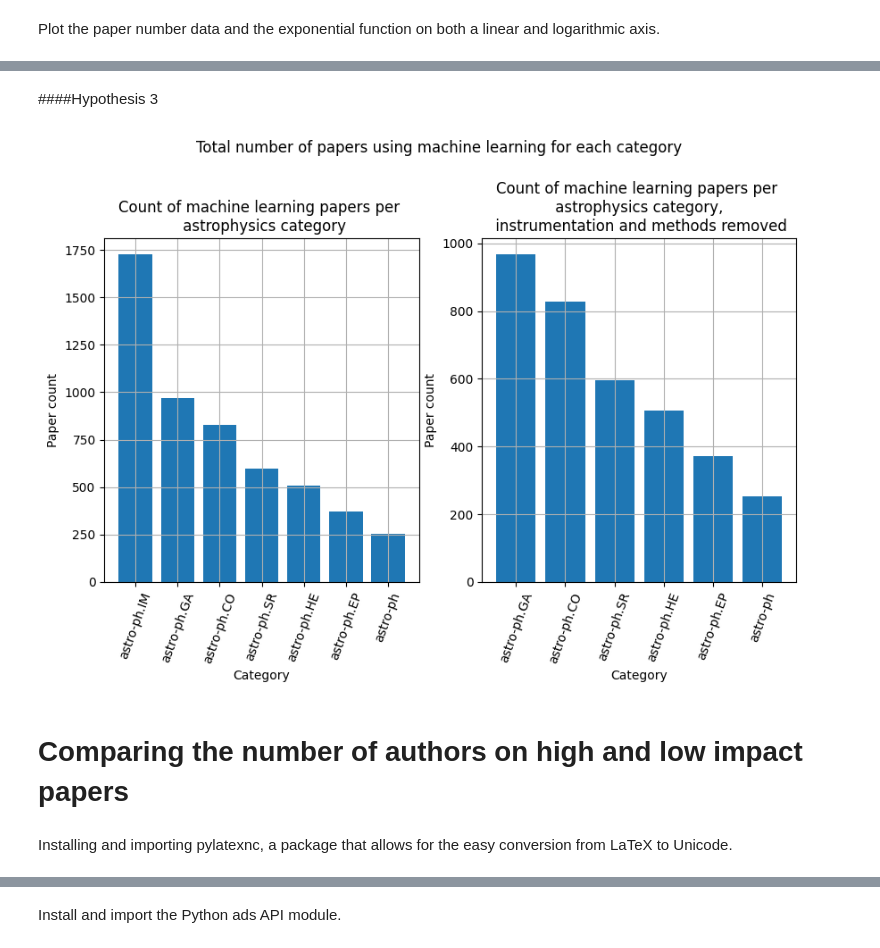
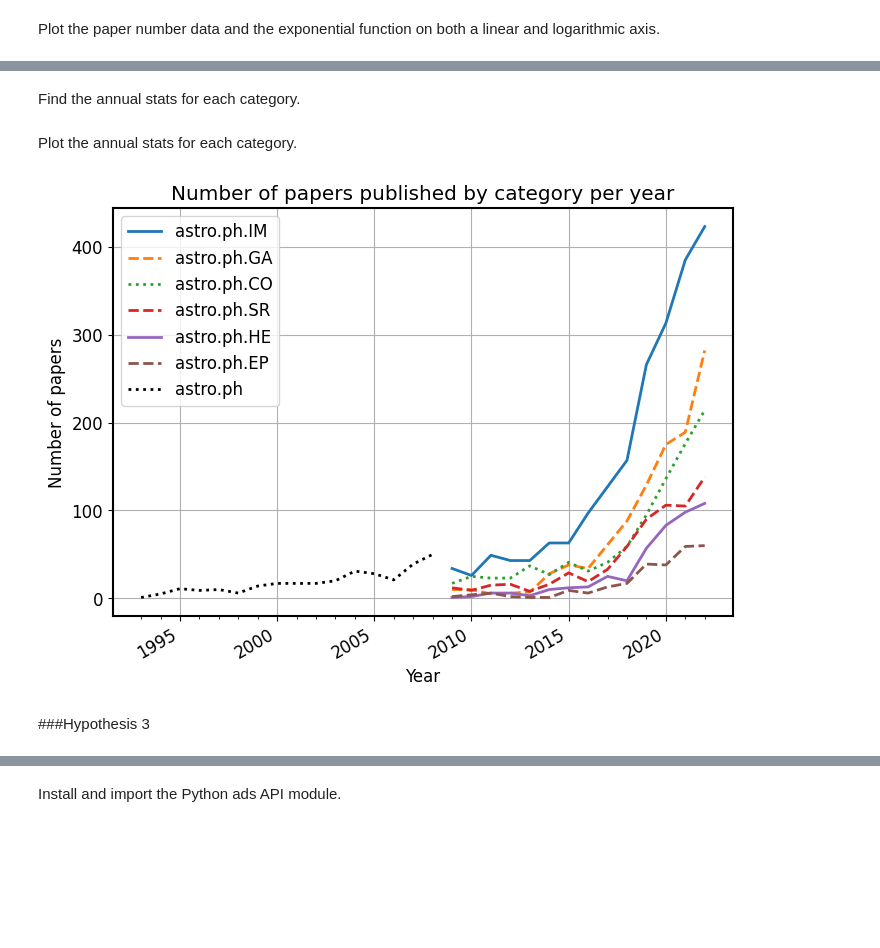
Before and after one commit to TomGervers/arXiv_astro_ML, a Jupyter notebook: arXiv_exploration.ipynb, the cells around one changed output, grey strips where cells are left out. Saved outputs shown, nothing was run; the diff lists cells and outputs as text; code cells hidden in the pictures; blank space fills up the shorter version.

```diff
--- a/arXiv_exploration.ipynb
+++ b/arXiv_exploration.ipynb
@@ -594,0 +549,2 @@ print(mse)
+# %% [markdown]
+Find the annual stats for each category.
@@ -595,44 +595,33 @@ print(mse)
+# %% [markdown]
+Plot the annual stats for each category.
+# %%
+fig, ax = plt.subplots(figsize=(8, 6)) #Create figure
+
+#Plot each of the dictionaries as line plots
+ax.plot(im_dict.keys(), im_dict.values(), label='astro.ph.IM', linewidth=2)
+ax.plot(ga_dict.keys(), ga_dict.values(), label='astro.ph.GA', linewidth=2, linestyle='dashed')
+ax.plot(co_dict.keys(), co_dict.values(), label='astro.ph.CO', linewidth=2, linestyle='dotted')
+ax.plot(sr_dict.keys(), sr_dict.values(), label='astro.ph.SR', linewidth=2, linestyle='dashed')
+ax.plot(he_dict.keys(), he_dict.values(), label='astro.ph.HE', linewidth=2)
+ax.plot(ep_dict.keys(), ep_dict.values(), label='astro.ph.EP', linewidth=2, linestyle='dashed')
+ax.plot(ph_dict.keys(), ph_dict.values(), label='astro.ph', linewidth=2, linestyle='dotted', color='black')
+
+#Set matplotlib options
+ax.set_xticks(years, minor=True)
+plt.title('Number of papers published by category per year')
+plt.xlabel('Year')
+plt.ylabel('Number of papers')
+plt.legend()
+plt.grid()
+
+#Auto format ticks
+fig.autofmt_xdate()
+
+#Save plot as png, removing whitespace
+plt.savefig('hyp2-1.png',bbox_inches='tight', dpi=400)
+#Display plot
+plt.show()
+# %% [output]
+[figure, added]
 # %% [markdown]
-####Hypothesis 3
+###Hypothesis 3
-# %%
-fig, axs = plt.subplots(1, 2, figsize = (10,5))
-
-phrase_cat_df = phrases_df.explode('categories_list')
-
-cat_dict = {}
-
-for i in range(len(phrase_cat_df['categories_list'].value_counts().tolist())):
-    if phrase_cat_df['categories_list'].value_counts().index.tolist()[i] in category_ids:
-        cat_dict[phrase_cat_df['categories_list'].value_counts().index.tolist()[i]] = phrase_cat_df['categories_list'].value_counts().tolist()[i]
-
-axs[0].bar(range(len(cat_dict)), list(cat_dict.values()), align='center')
-axs[0].set_xticks(range(len(cat_dict)), list(cat_dict.keys()), rotation=70)
-axs[0].set_xlabel('Category')
-axs[0].set_ylabel('Paper count')
-axs[0].set_title('Count of machine learning papers per \n astrophysics category')
-axs[0].grid()
-
-
-phrase_cat_df_noim = phrase_cat_df[phrase_cat_df["categories_list"] != "astro-ph.IM"]
-cat_dict = {}
-
-for i in range(len(phrase_cat_df_noim['categories_list'].value_counts().tolist())):
-    if phrase_cat_df_noim['categories_list'].value_counts().index.tolist()[i] in category_ids:
-        cat_dict[phrase_cat_df_noim['categories_list'].value_counts().index.tolist()[i]] = phrase_cat_df_noim['categories_list'].value_counts().tolist()[i]
-
-plt.bar(range(len(cat_dict)), list(cat_dict.values()), align='center')
-axs[1].set_xticks(range(len(cat_dict)), list(cat_dict.keys()), rotation=70)
-axs[1].set_xlabel('Category')
-axs[1].set_ylabel('Paper count')
-axs[1].set_title('Count of machine learning papers per \n astrophysics category, \n instrumentation and methods removed')
-axs[1].grid()
-
-fig.suptitle('Total number of papers using machine learning for each category', y=1.10)
-
-plt.show()
-# %% [output]
-[figure, removed]
-# %% [markdown]
-# Comparing the number of authors on high and low impact papers
-# %% [markdown]
-Installing and importing pylatexnc, a package that allows for the easy conversion from LaTeX to Unicode.
```
Also changed, not shown: parts of 104 cells of this notebook.
